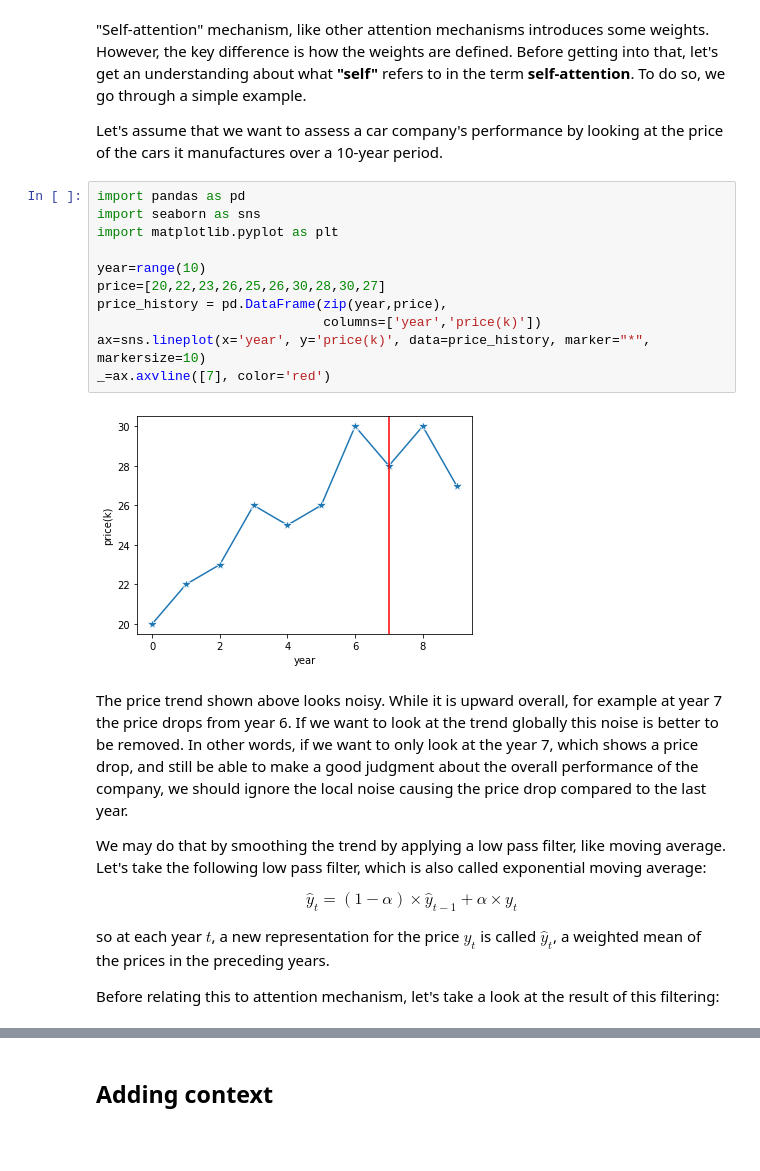
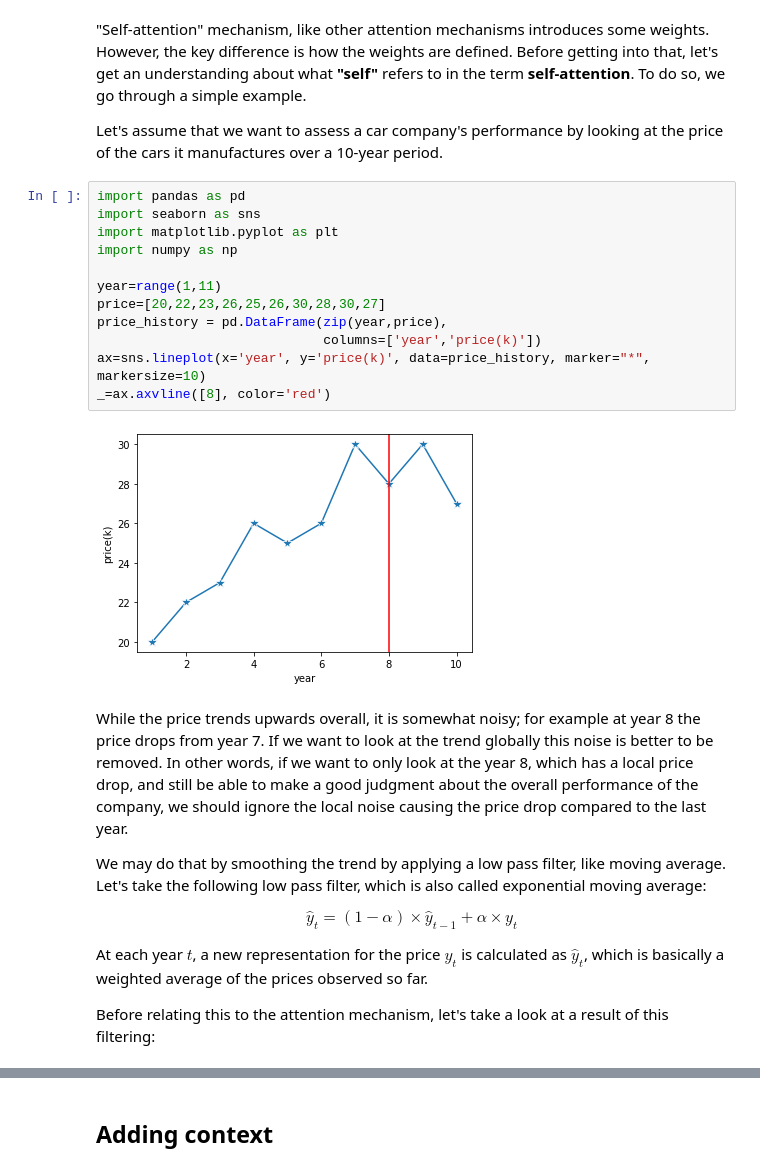
Before and after one commit to bezhvin/Self-attention-Mechanism, a Jupyter notebook: self-attention intuition.ipynb, the cells around one changed output, grey strips where cells are left out. Cells and saved outputs as stored; diff of their text form; blank space fills up the shorter version.

Commit message:
self attention intuition

```diff
--- a/self-attention intuition.ipynb
+++ b/self-attention intuition.ipynb
@@ -7,26 +7,27 @@ Let's assume that we want to assess a car company's performance by looking at th
 # %%
 import pandas as pd
 import seaborn as sns
 import matplotlib.pyplot as plt
+import numpy as np
 
-year=range(10)
+year=range(1,11)
 price=[20,22,23,26,25,26,30,28,30,27]
 price_history = pd.DataFrame(zip(year,price),
                              columns=['year','price(k)'])
 ax=sns.lineplot(x='year', y='price(k)', data=price_history, marker="*", markersize=10)
-_=ax.axvline([7], color='red')
+_=ax.axvline([8], color='red')
 # %% [output]
-[figure, old version]
+[figure, new version]
 # %% [markdown]
-The price trend shown above looks noisy. While it is upward overall, for example at year 7 the price drops from year 6. If we want to look at the trend globally this noise is better to be removed. In other words, if we want to only look at the year 7, which shows a price drop, and still be able to make a good judgment about the overall performance of the company, we should ignore the local noise causing the price drop compared to the last year.
+While the price trends upwards overall, it is somewhat noisy; for example at year 8 the price drops from year 7. If we want to look at the trend globally this noise is better to be removed. In other words, if we want to only look at the year 8, which has a local price drop, and still be able to make a good judgment about the overall performance of the company, we should ignore the local noise causing the price drop compared to the last year.
 
 We may do that by smoothing the trend by applying a low pass filter, like moving average. Let's take the following low pass filter, which is also called exponential moving average:
 
 $$\hat{y}_{t}= (1-\alpha) \times \hat{y}_{t-1} + \alpha\times y_t $$
 
-so at each year $t$, a new representation for the price $y_t$ is called $\hat{y}_{t}$, a weighted mean of the prices in the preceding years.
+At each year $t$, a new representation for the price $y_t$ is calculated as $\hat{y}_{t}$, which is basically a weighted average of the prices observed so far.
 
-Before relating this to attention mechanism, let's take a look at the result of this filtering:
+Before relating this to the attention mechanism, let's take a look at a result of this filtering:
 # %%
 price_history['price_smoothed(k)'] = price_history['price(k)'].ewm(alpha=.5).mean() ## ewm applies the formula above
 
```
Also changed, not shown: parts of 23 cells of this notebook, 3 other files.
